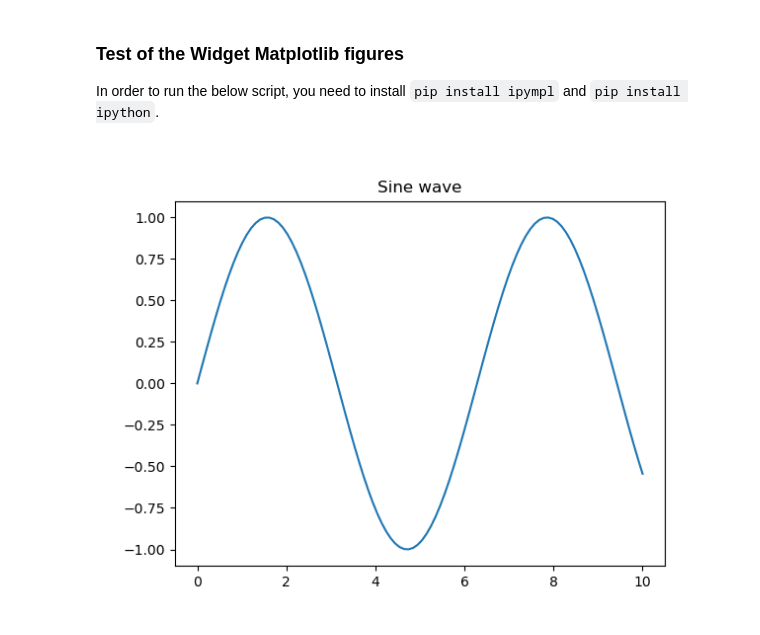
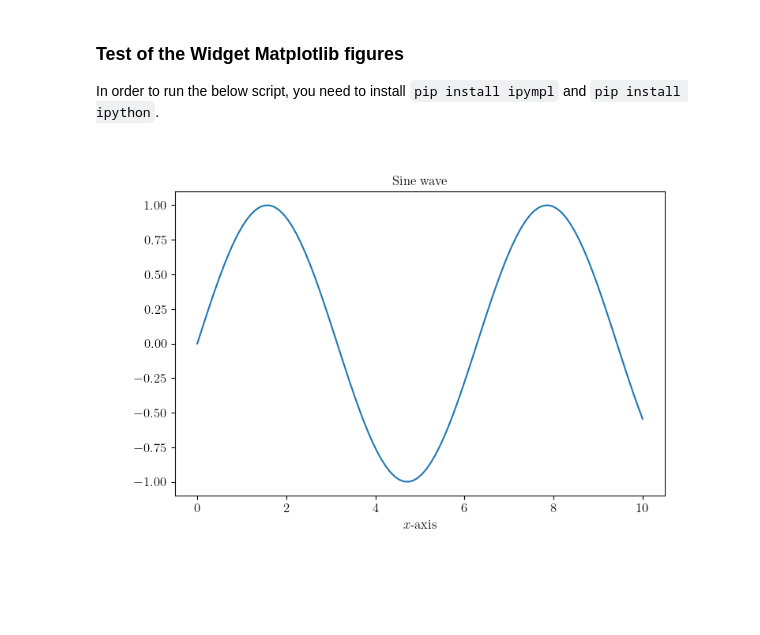
Before and after one commit to pschlatt1/notebooks, a Jupyter notebook: test_backends.ipynb, the cells around one changed output. Cells and saved outputs as stored; diff of their text form; code cells hidden in the pictures; blank space fills up the shorter version.

```diff
--- a/test_backends.ipynb
+++ b/test_backends.ipynb
@@ -5,24 +5,46 @@ In order to run the below script, you need to install `pip install ipympl` and `
 # %%
 import matplotlib.pyplot as plt
 import numpy as np
+import matplotlib.pylab as pylab
+import matplotlib as mpl
+
 %matplotlib widget
+
 
 #import matplotlib
 #matplotlib.use('widget')
-
-
-fig=plt.figure()
-
-x = np.linspace(0,10,100)
-y = np.sin(x)
-
-plt.plot(x,y)
-plt.title('Sine wave')
-
-fig.canvas.toolbar_visible = True
-fig.canvas.header_visible = False
-fig.canvas.footer_visible = True
-
-plt.show()
-# %% [output]
-[figure, removed]
+# %%
+params = {'legend.fontsize': 12,
+          'legend.loc':'best',
+          'figure.figsize': (8,5),
+          'lines.markerfacecolor':'none',
+          'axes.labelsize': 12,
+          'axes.titlesize': 12,
+          'xtick.labelsize':12,
+          'ytick.labelsize':12,
+          'grid.alpha':0.6,
+          'text.usetex':True}
+pylab.rcParams.update(params)
+mpl.rcParams['font.family'] = 'serif'
+mpl.rcParams['font.serif'] = ['Computer Modern']
+
+#from matplotlib import rc
+#rc('text', usetex=True)
+# %%
+fig=plt.figure()
+
+x = np.linspace(0,10,100)
+y = np.sin(x)
+
+plt.plot(x,y)
+plt.title('Sine wave')
+
+fig.canvas.toolbar_visible = True
+fig.canvas.header_visible = False
+fig.canvas.footer_visible = True
+
+plt.xlabel(r'$x$-axis')
+
+plt.show()
+# %% [output]
+[figure, added]
```
